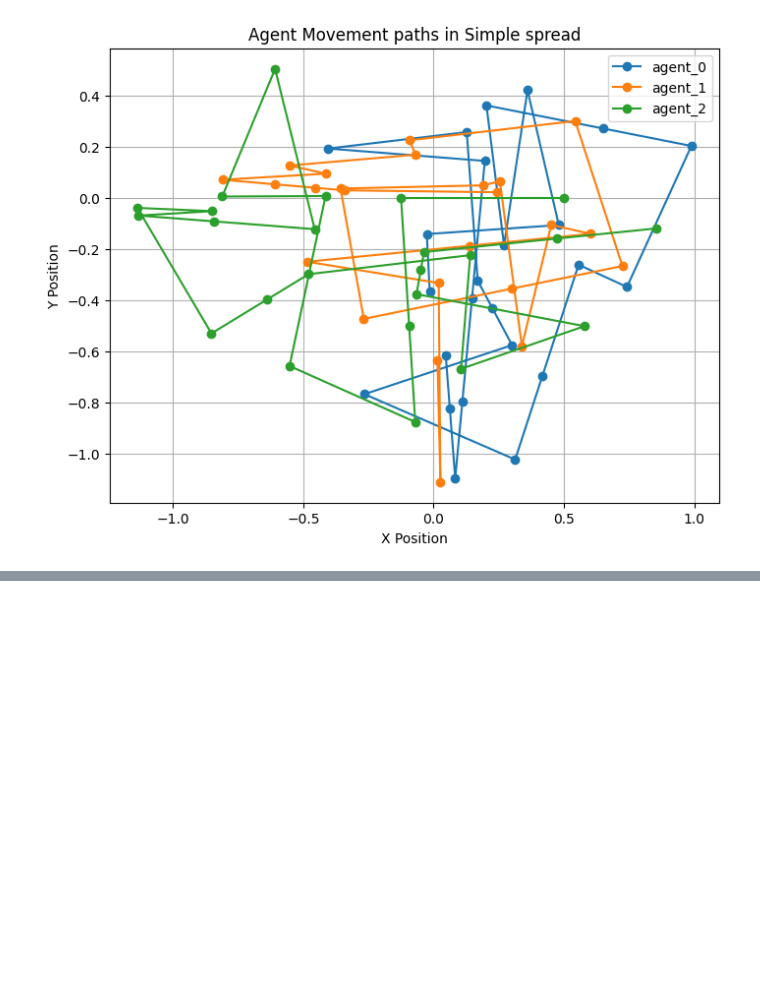
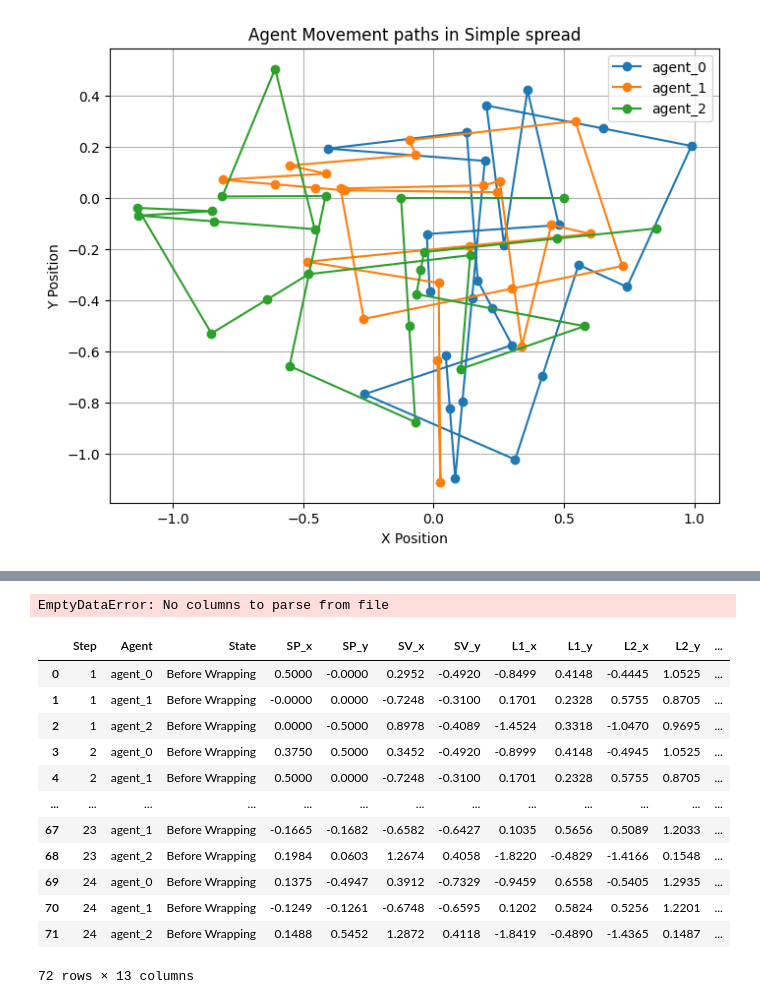
Before and after one commit to dreyman91/Bachelor_Thesis, a Jupyter notebook: Wrapper/Tests.ipynb, the cells around one changed output, grey strips where cells are left out. Saved outputs shown, nothing was run; the diff lists cells and outputs as text; code cells hidden in the pictures; blank space fills up the shorter version.

```diff
--- a/Wrapper/Tests.ipynb
+++ b/Wrapper/Tests.ipynb
@@ -331,0 +543,22 @@ Animation was deleted without rendering anything. This is most likely not intend
+# %%
+coll = pd.read_csv("collision_log.csv")
+coll.head()
+# %% [output]
+EmptyDataError: No columns to parse from file
+# %%
+df_raw_obs = pd.read_csv("raw_observations without wrapper.csv")
+df_raw_obs.round(4)
+# %% [output]
+|  | Step | Agent | State | SP_x | SP_y | SV_x | SV_y | L1_x | L1_y | L2_x | L2_y | ... |
+| 0 | 1 | agent_0 | Before Wrapping | 0.5000 | -0.0000 | 0.2952 | -0.4920 | -0.8499 | 0.4148 | -0.4445 | 1.0525 | ... |
+| 1 | 1 | agent_1 | Before Wrapping | -0.0000 | 0.0000 | -0.7248 | -0.3100 | 0.1701 | 0.2328 | 0.5755 | 0.8705 | ... |
+| 2 | 1 | agent_2 | Before Wrapping | 0.0000 | -0.5000 | 0.8978 | -0.4089 | -1.4524 | 0.3318 | -1.0470 | 0.9695 | ... |
+| 3 | 2 | agent_0 | Before Wrapping | 0.3750 | 0.5000 | 0.3452 | -0.4920 | -0.8999 | 0.4148 | -0.4945 | 1.0525 | ... |
+| 4 | 2 | agent_1 | Before Wrapping | 0.5000 | 0.0000 | -0.7248 | -0.3100 | 0.1701 | 0.2328 | 0.5755 | 0.8705 | ... |
+| ... | ... | ... | ... | ... | ... | ... | ... | ... | ... | ... | ... | ... |
+| 67 | 23 | agent_1 | Before Wrapping | -0.1665 | -0.1682 | -0.6582 | -0.6427 | 0.1035 | 0.5656 | 0.5089 | 1.2033 | ... |
+| 68 | 23 | agent_2 | Before Wrapping | 0.1984 | 0.0603 | 1.2674 | 0.4058 | -1.8220 | -0.4829 | -1.4166 | 0.1548 | ... |
+| 69 | 24 | agent_0 | Before Wrapping | 0.1375 | -0.4947 | 0.3912 | -0.7329 | -0.9459 | 0.6558 | -0.5405 | 1.2935 | ... |
+| 70 | 24 | agent_1 | Before Wrapping | -0.1249 | -0.1261 | -0.6748 | -0.6595 | 0.1202 | 0.5824 | 0.5256 | 1.2201 | ... |
+| 71 | 24 | agent_2 | Before Wrapping | 0.1488 | 0.5452 | 1.2872 | 0.4118 | -1.8419 | -0.4890 | -1.4365 | 0.1487 | ... |
+72 rows × 13 columns
```
Also changed, not shown: parts of 19 cells of this notebook, 10 other files.
